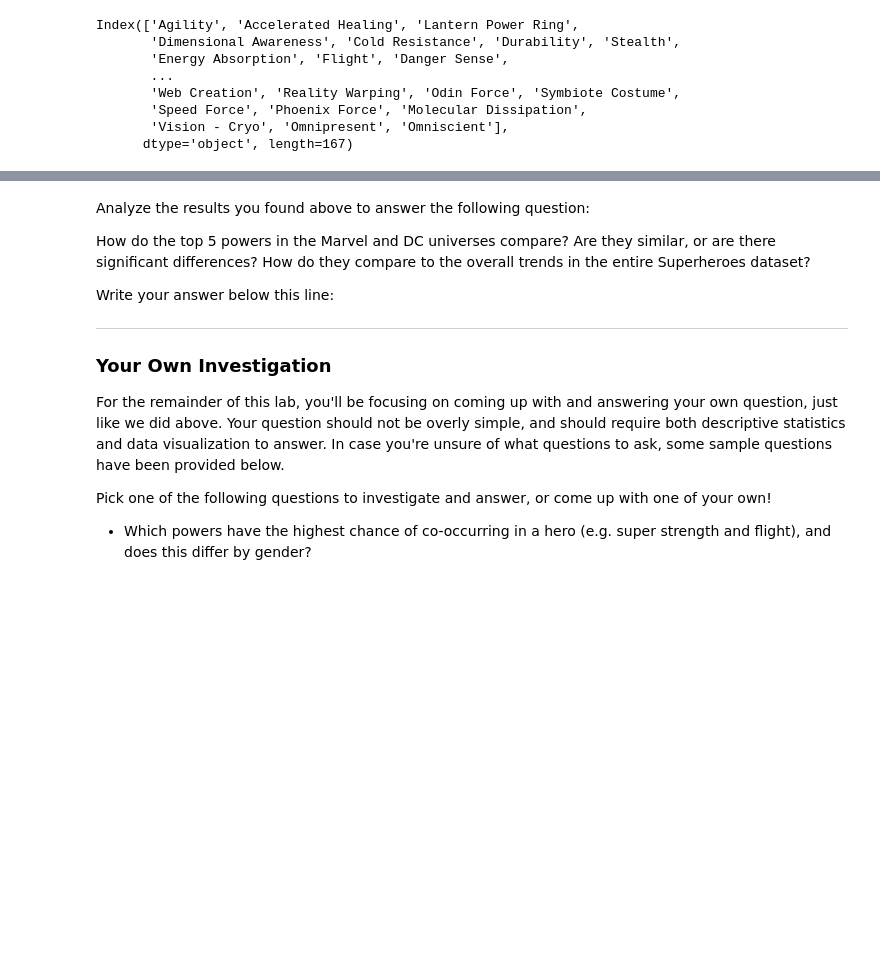
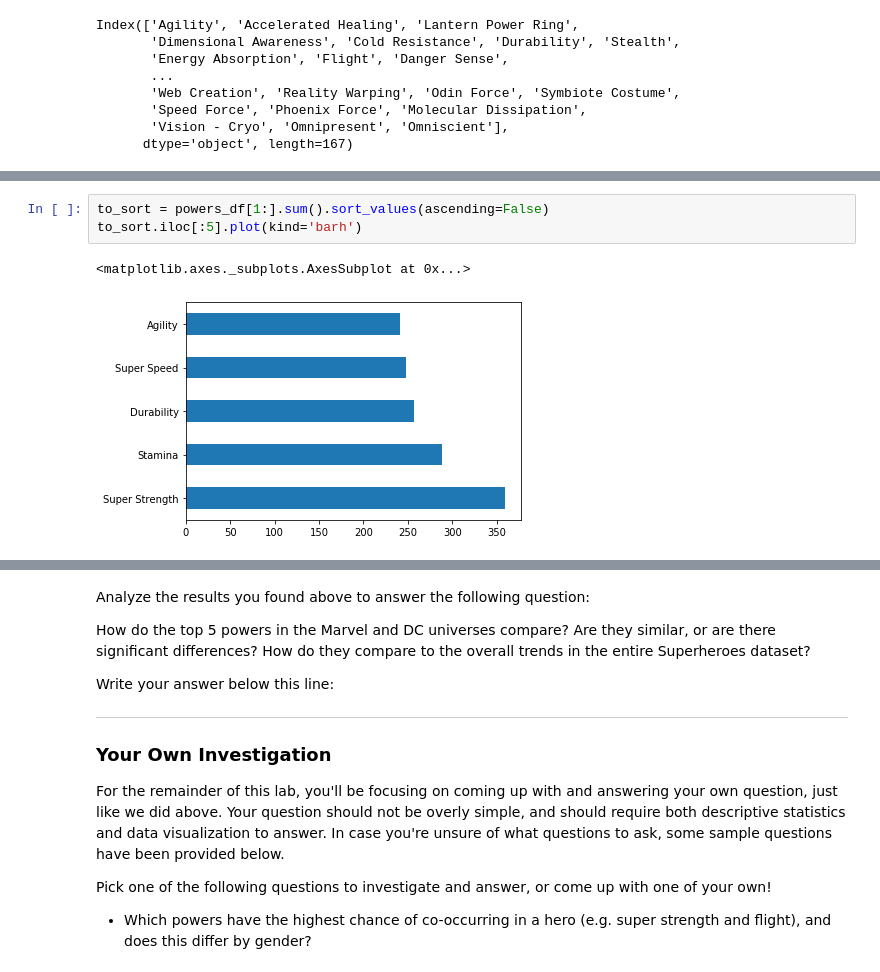
Before and after one commit to andiosika/dsc-data-cleaning-project-online-ds-pt-100719, a Jupyter notebook: index.ipynb, the cells around one changed output, grey strips where cells are left out. Saved outputs shown, nothing was run; the diff lists cells and outputs as text; blank space fills up the shorter version.

```diff
--- a/index.ipynb
+++ b/index.ipynb
@@ -411,0 +461,6 @@ for power in powers_df:
+# %%
+to_sort = powers_df[1:].sum().sort_values(ascending=False)
+to_sort.iloc[:5].plot(kind='barh')
+# %% [output]
+<matplotlib.axes._subplots.AxesSubplot at 0x...>
+[figure, added]
```
Also changed, not shown: parts of 31 cells of this notebook.
